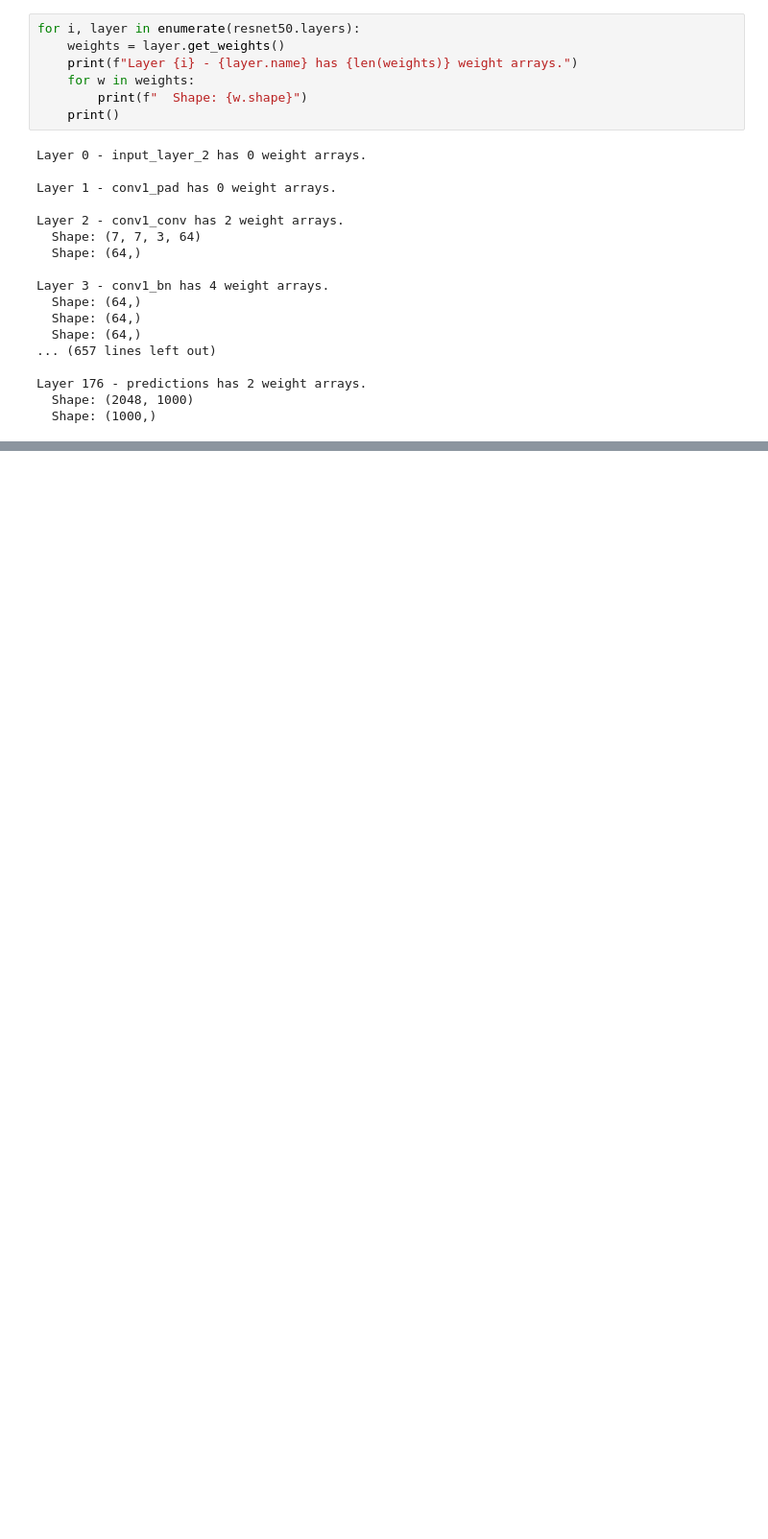
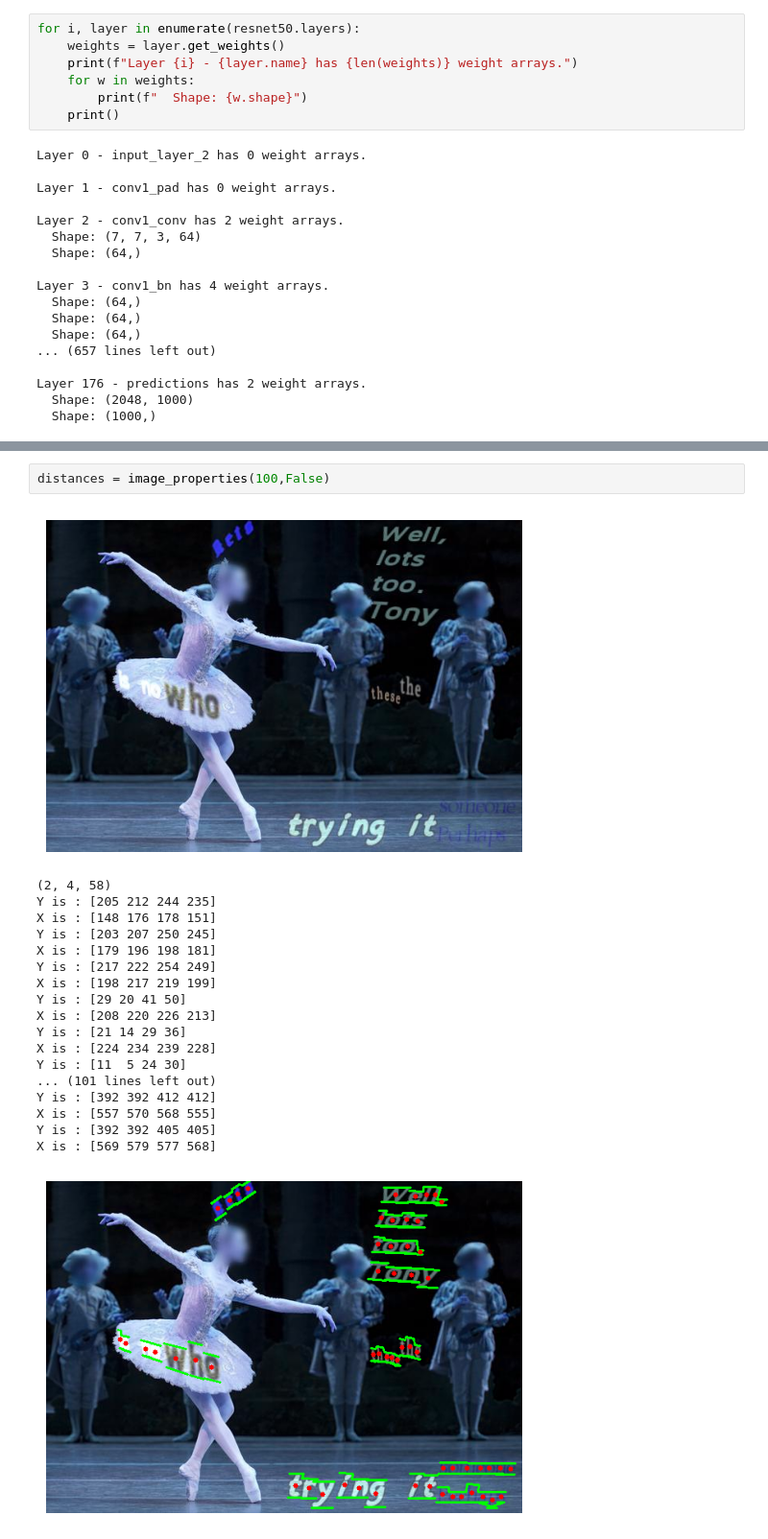
Before and after one commit to AliMoghtader/Implementation-of-OCR-system-on-extracting-information-from-Vietnamese-book-cover-images, a Jupyter notebook: SAST.ipynb, the cells around one changed output, grey strips where cells are left out. Shown at 96% size. Drawn from its saved outputs; the diff is of its cells as text; blank space fills up the shorter version.

```diff
--- a/SAST.ipynb
+++ b/SAST.ipynb
@@ -154,0 +256,22 @@ Layer 176 - predictions has 2 weight arrays.
+# %%
+distances = image_properties(100,False)
+# %% [output]
+[figure, added]
+(2, 4, 58)
+Y is : [205 212 244 235]
+X is : [148 176 178 151]
+Y is : [203 207 250 245]
+X is : [179 196 198 181]
+Y is : [217 222 254 249]
+X is : [198 217 219 199]
+Y is : [29 20 41 50]
+X is : [208 220 226 213]
+Y is : [21 14 29 36]
+X is : [224 234 239 228]
+Y is : [11  5 24 30]
+... (101 lines left out)
+Y is : [392 392 412 412]
+X is : [557 570 568 555]
+Y is : [392 392 405 405]
+X is : [569 579 577 568]
+[figure, added]
```
Also changed, not shown: parts of 12 cells of this notebook, 1 other file.
